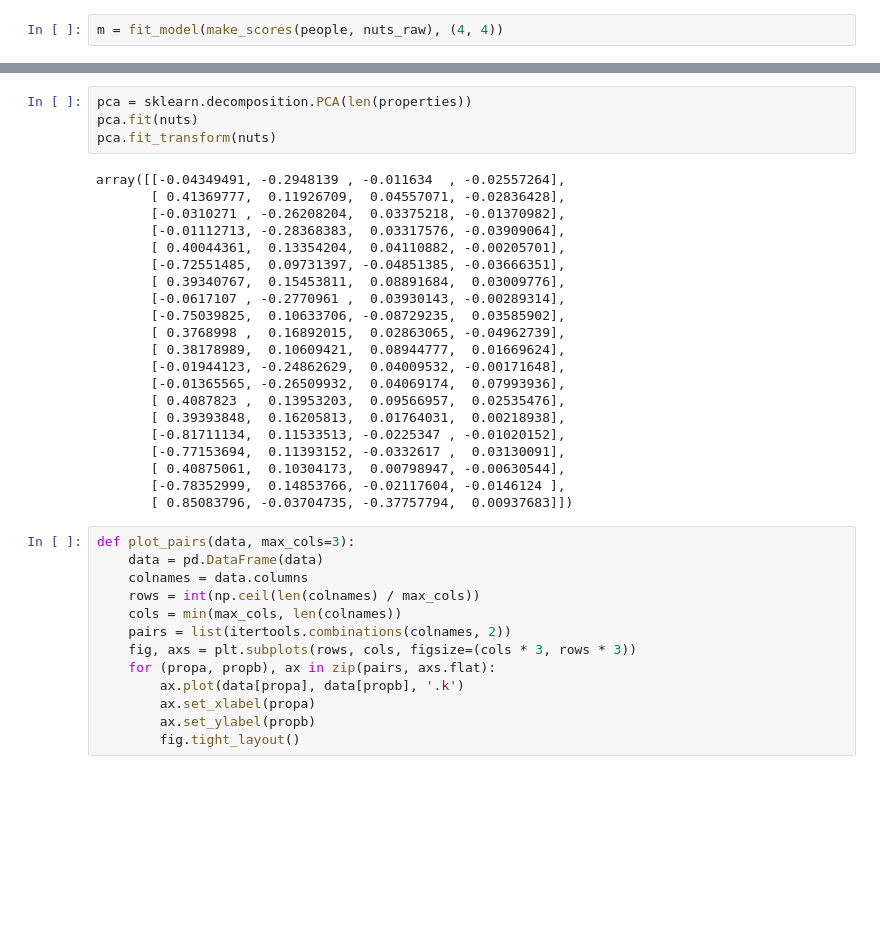
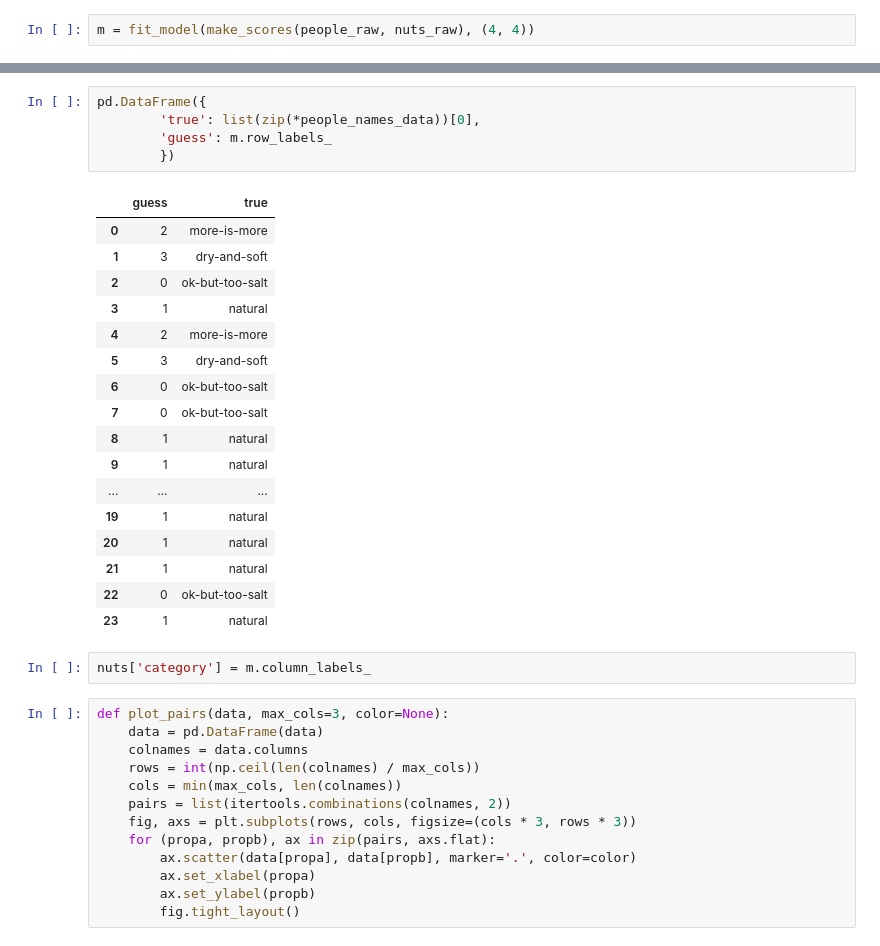
Before and after one commit to rasmuse/peanuts, a Jupyter notebook: biclustering.ipynb, the cells around one changed output, grey strips where cells are left out. Saved outputs shown, nothing was run; the diff lists cells and outputs as text; blank space fills up the shorter version.

```diff
--- a/biclustering.ipynb
+++ b/biclustering.ipynb
@@ -68,2 +71,2 @@ simulate_and_plot(make_scores(people, nuts_raw), (4, 4))
 # %%
-m = fit_model(make_scores(people, nuts_raw), (4, 4))
+m = fit_model(make_scores(people_raw, nuts_raw), (4, 4))
@@ -99,30 +73,30 @@ nuts
-# %%
-pca = sklearn.decomposition.PCA(len(properties))
-pca.fit(nuts)
-pca.fit_transform(nuts)
-# %% [output]
-array([[-0.04349491, -0.2948139 , -0.011634  , -0.02557264],
-       [ 0.41369777,  0.11926709,  0.04557071, -0.02836428],
-       [-0.0310271 , -0.26208204,  0.03375218, -0.01370982],
-       [-0.01112713, -0.28368383,  0.03317576, -0.03909064],
-       [ 0.40044361,  0.13354204,  0.04110882, -0.00205701],
-       [-0.72551485,  0.09731397, -0.04851385, -0.03666351],
-       [ 0.39340767,  0.15453811,  0.08891684,  0.03009776],
-       [-0.0617107 , -0.2770961 ,  0.03930143, -0.00289314],
-       [-0.75039825,  0.10633706, -0.08729235,  0.03585902],
-       [ 0.3768998 ,  0.16892015,  0.02863065, -0.04962739],
-       [ 0.38178989,  0.10609421,  0.08944777,  0.01669624],
-       [-0.01944123, -0.24862629,  0.04009532, -0.00171648],
-       [-0.01365565, -0.26509932,  0.04069174,  0.07993936],
-       [ 0.4087823 ,  0.13953203,  0.09566957,  0.02535476],
-       [ 0.39393848,  0.16205813,  0.01764031,  0.00218938],
-       [-0.81711134,  0.11533513, -0.0225347 , -0.01020152],
-       [-0.77153694,  0.11393152, -0.0332617 ,  0.03130091],
-       [ 0.40875061,  0.10304173,  0.00798947, -0.00630544],
-       [-0.78352999,  0.14853766, -0.02117604, -0.0146124 ],
-       [ 0.85083796, -0.03704735, -0.37757794,  0.00937683]])
+# %%
+pd.DataFrame({
+        'true': list(zip(*people_names_data))[0],
+        'guess': m.row_labels_
+        })
+# %% [output]
+|  | guess | true |
+| 0 | 2 | more-is-more |
+| 1 | 3 | dry-and-soft |
+| 2 | 0 | ok-but-too-salt |
+| 3 | 1 | natural |
+| 4 | 2 | more-is-more |
+| 5 | 3 | dry-and-soft |
+| 6 | 0 | ok-but-too-salt |
+| 7 | 0 | ok-but-too-salt |
+| 8 | 1 | natural |
+| 9 | 1 | natural |
+| ... | ... | ... |
+| 19 | 1 | natural |
+| 20 | 1 | natural |
+| 21 | 1 | natural |
+| 22 | 0 | ok-but-too-salt |
+| 23 | 1 | natural |
+# %%
+nuts['category'] = m.column_labels_
 # %%
-def plot_pairs(data, max_cols=3):
+def plot_pairs(data, max_cols=3, color=None):
     data = pd.DataFrame(data)
     colnames = data.columns
     rows = int(np.ceil(len(colnames) / max_cols))
@@ -130,7 +104,7 @@ def plot_pairs(data, max_cols=3):
     pairs = list(itertools.combinations(colnames, 2))
     fig, axs = plt.subplots(rows, cols, figsize=(cols * 3, rows * 3))
     for (propa, propb), ax in zip(pairs, axs.flat):
-        ax.plot(data[propa], data[propb], '.k')
+        ax.scatter(data[propa], data[propb], marker='.', color=color)
         ax.set_xlabel(propa)
         ax.set_ylabel(propb)
         fig.tight_layout()
```
Also changed, not shown: parts of 9 cells of this notebook.
